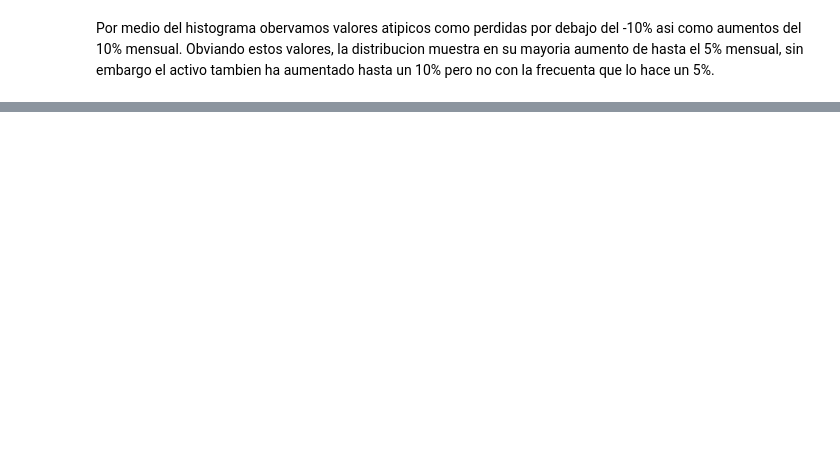
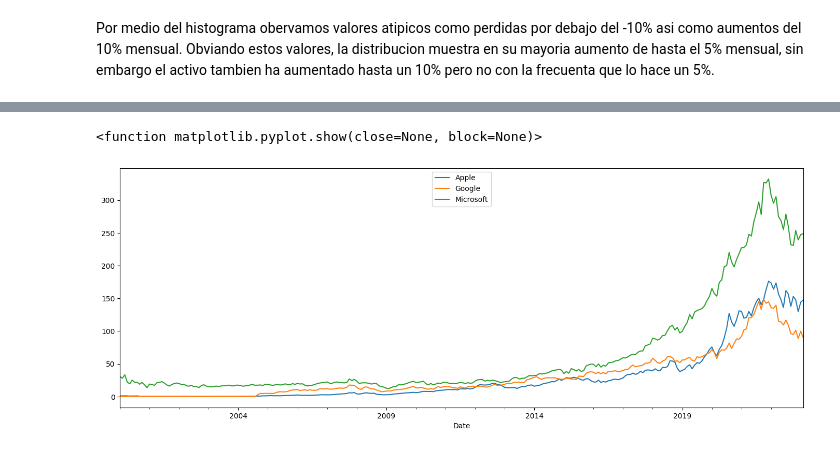
Before and after one commit to Gustgv/Proyecto-Data-Analytics-SP500, a Jupyter notebook: EDA.ipynb, the cells around one changed output, grey strips where cells are left out. Drawn from its saved outputs; the diff is of its cells as text; code cells hidden in the pictures; blank space fills up the shorter version.

```diff
--- a/EDA.ipynb
+++ b/EDA.ipynb
@@ -114,2 +115,7 @@ plt.show()
 # %% [markdown]
 Por medio del histograma obervamos valores atipicos como perdidas por debajo del -10% asi como aumentos del 10% mensual. Obviando estos valores, la distribucion muestra en su mayoria aumento de hasta el 5% mensual, sin embargo el activo tambien ha aumentado hasta un 10% pero no con la frecuenta que lo hace un 5%.
+# %%
+# Ahora cargo dataset de las principales empresas que conforman el SP500: Microsoft, Tesla, Alphabet y Apple
+empresas = ['MSFT', 'AAPl', 'GOOG']
+
+empresas= yf.download(empresas, start, end, interval= '1mo')
@@ -115,0 +124,11 @@ Por medio del histograma obervamos valores atipicos como perdidas por debajo del
+# %%
+# Filtramos la fila necesaria
+
+empresas_data = empresas['Adj Close']
+# %%
+# Agrego la columna de variacion porcentual
+empresas_data['var_aapl'] = round(empresas_data['AAPL'].pct_change(), 2)
+empresas_data['var_goog'] = round(empresas_data['GOOG'].pct_change(), 2)
+empresas_data['var_msft'] = round(empresas_data['MSFT'].pct_change(), 2)
+
+empresas_data.fillna(0, inplace= True)
@@ -115,0 +172,10 @@ Por medio del histograma obervamos valores atipicos como perdidas por debajo del
+# %%
+# Graficamos el precio historico de las empresas.
+empresas_data['AAPL'].plot(figsize = (17,6), label= 'Apple' )
+empresas_data['GOOG'].plot(label= 'Google')
+empresas_data['MSFT'].plot(label= 'Microsoft')
+leg = plt.legend(loc='upper center')
+plt.show
+# %% [output]
+<function matplotlib.pyplot.show(close=None, block=None)>
+[figure, added]
```
Also changed, not shown: parts of 11 cells of this notebook, 2 other files.
